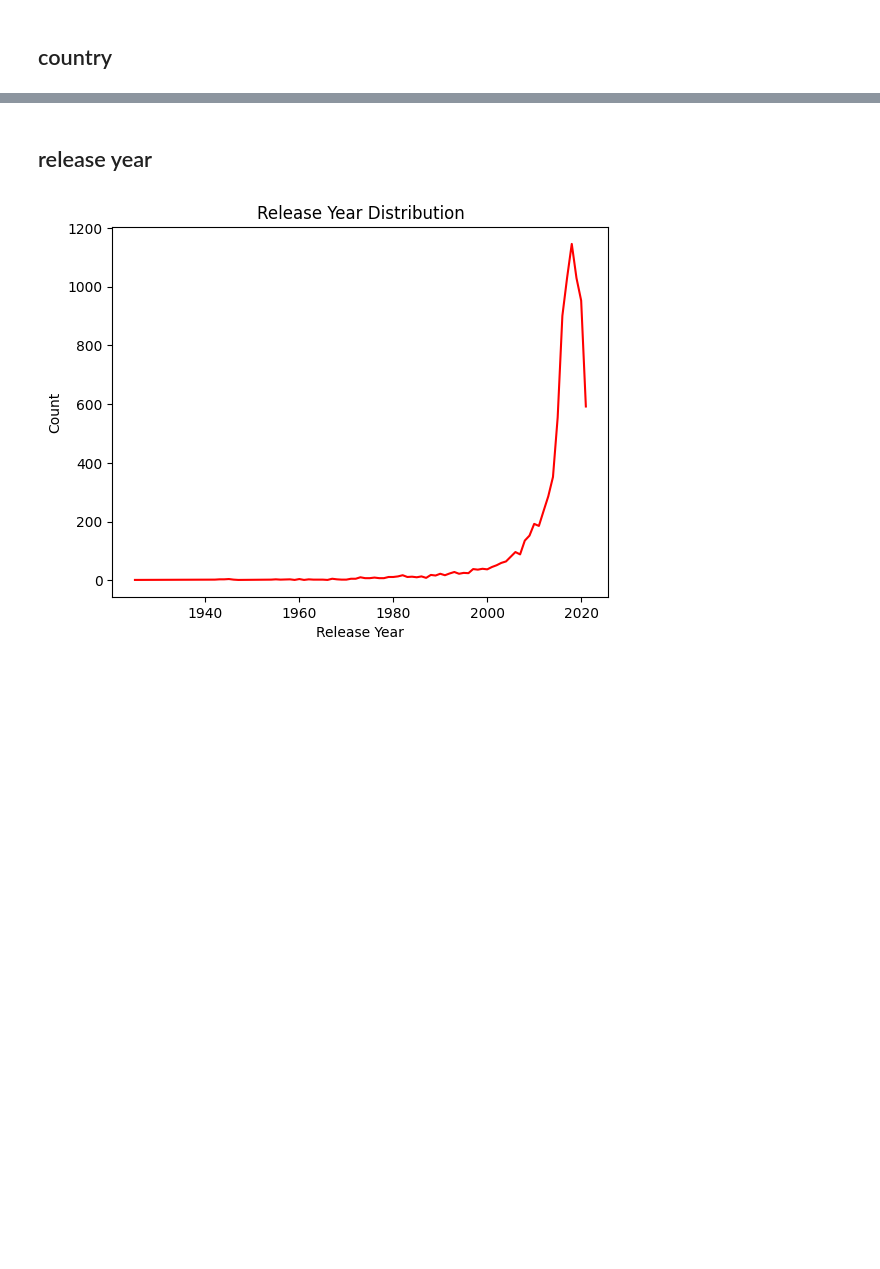
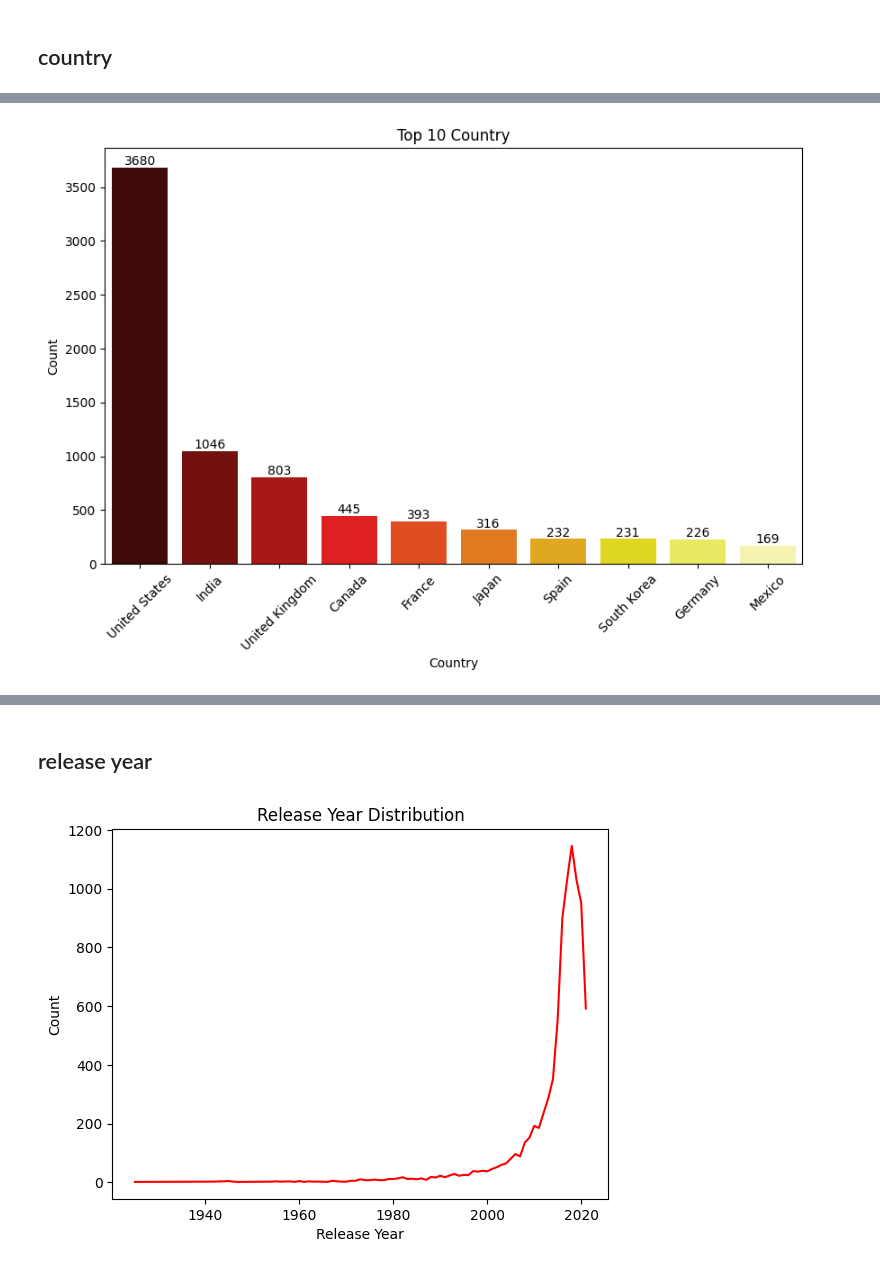
Before and after one commit to Seong-jieun/netflix_eda, a Jupyter notebook: Netflix_data_analysis.ipynb, the cells around one changed output, grey strips where cells are left out. Cells and saved outputs as stored; diff of their text form; code cells hidden in the pictures; blank space fills up the shorter version.

```diff
--- a/Netflix_data_analysis.ipynb
+++ b/Netflix_data_analysis.ipynb
@@ -294,0 +298,15 @@ Egypt             92.0     14.0   106.0
+# %%
+# 시각화
+plt.figure(figsize=(10, 6))
+sns.barplot(data=df_country_counts_top10, x='country', y='Total', palette='hot')
+
+for p in plt.gca().patches:
+    plt.text(p.get_x() + p.get_width() / 2, p.get_height(), int(p.get_height()), ha='center', va='bottom')
+
+plt.title('Top 10 Country')
+plt.xlabel('Country')
+plt.xticks(rotation=45)
+plt.ylabel('Count')
+plt.show()
+# %% [output]
+[figure, added]
```
Also changed, not shown: parts of 48 cells of this notebook.
